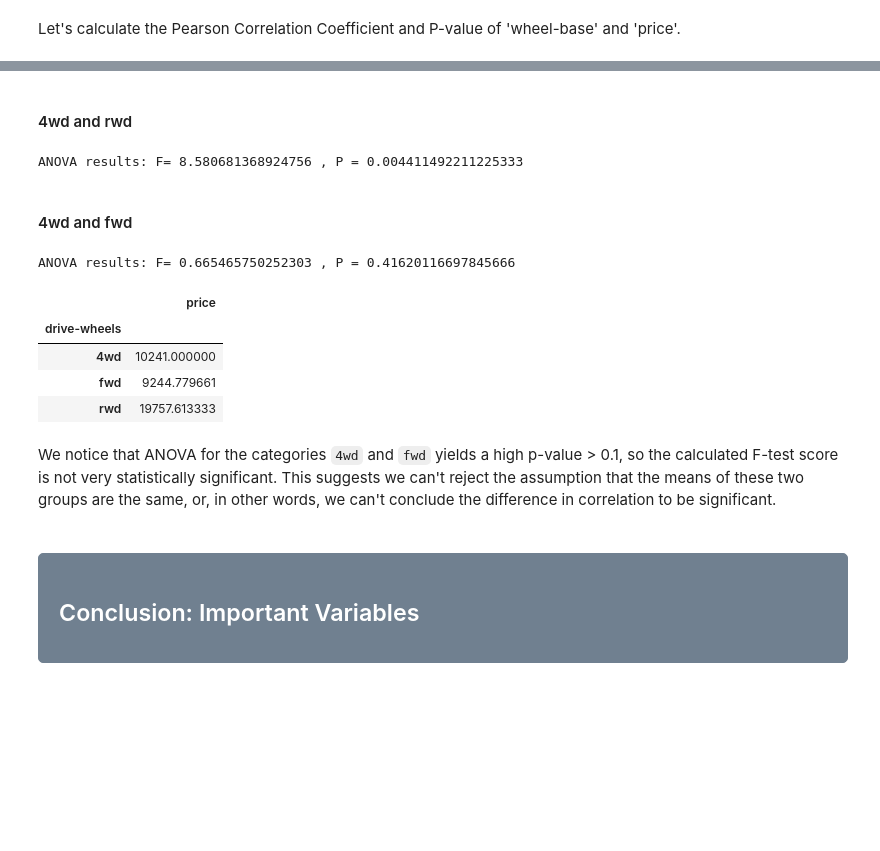
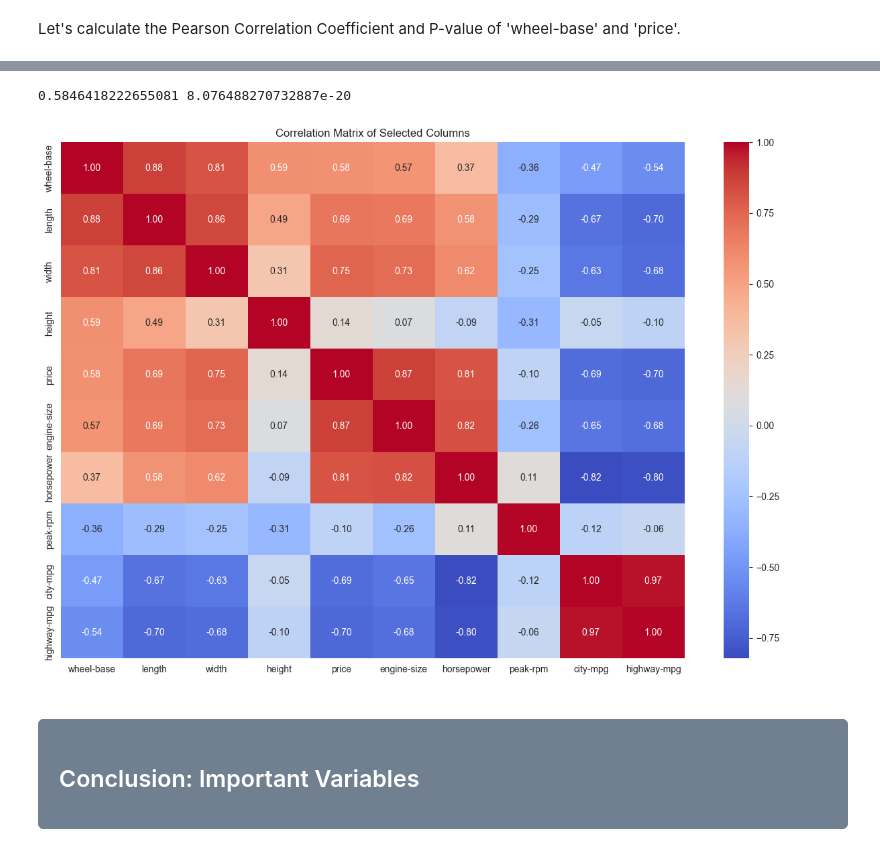
Before and after one commit to rgregs60/Python-Fall-2024-Notebooks, a Jupyter notebook: In Class Demos/Python Demo #3 - Exploratory Data Analysis Abridged.ipynb, the cells around one changed output, grey strips where cells are left out. Cells and saved outputs as stored; diff of their text form; code cells hidden in the pictures; blank space fills up the shorter version.

```diff
--- a/In Class Demos/Python Demo #3 - Exploratory Data Analysis Abridged.ipynb
+++ b/In Class Demos/Python Demo #3 - Exploratory Data Analysis Abridged.ipynb
@@ -2817,32 +2313,27 @@ ANOVA results: F= 130.5533160959111 , P = 2.2355306355677845e-23
-# %% [markdown]
-#### 4wd and rwd
-# %%
-f_val, p_val = stats.f_oneway(
-    grouped_test2.get_group('4wd')['price'],
-    grouped_test2.get_group('rwd')['price'])
-
-print( "ANOVA results: F=", f_val, ", P =", p_val)
-# %% [output]
-ANOVA results: F= 8.580681368924756 , P = 0.004411492211225333
-# %% [markdown]
-<h4>4wd and fwd</h4>
-# %%
-f_val, p_val = stats.f_oneway(
-    grouped_test2.get_group('4wd')['price'],
-    grouped_test2.get_group('fwd')['price'])
-
-print("ANOVA results: F=", f_val, ", P =", p_val)
-
-grouped_test2.mean()
-# %% [output]
-ANOVA results: F= 0.665465750252303 , P = 0.41620116697845666
-|  | price |
-| drive-wheels |  |
-| 4wd | 10241.000000 |
-| fwd | 9244.779661 |
-| rwd | 19757.613333 |
-# %% [markdown]
-We notice that ANOVA for the categories `4wd` and `fwd` yields a high p-value > 0.1, so the calculated F-test score is not very statistically significant. This suggests we can't reject the assumption that the means of these two groups are the same, or, in other words, we can't conclude the difference in correlation to be significant.
+# %%
+# Calculate Pearson correlation coefficient and p-value
+
+pearson_coef, p_value = stats.pearsonr(Car_Data['wheel-base'], Car_Data['price'])
+print(pearson_coef, p_value)
+
+# create a heatmap of the correlation matrix for the columns 'wheel-base', 'length', 'width', 'height', and 'price'
+
+# Select the columns for the correlation matrix
+columns = ['wheel-base', 'length', 'width', 'height', 'price', 'engine-size', 'horsepower', 'peak-rpm', 'city-mpg', 'highway-mpg']
+
+# Create a correlation matrix
+correlation_matrix = Car_Data[columns].corr()
+
+# Create a heatmap of the correlation matrix
+plt.figure(figsize=(15, 10))
+sns.heatmap(correlation_matrix, annot=True, cmap='coolwarm', fmt=".2f")
+plt.title('Correlation Matrix of Selected Columns')
+plt.show()
+
+correlation_matrix.to_excel('correlation_matrix.xlsx')
+# %% [output]
+0.5846418222655081 8.076488270732887e-20
+[figure, added]
 # %% [markdown]
 <div style="background-color: #708090; color: #FFFFFF; padding: 20px; border-radius: 5px; margin-top: 20px; border: 1px solid #708090"
 >
```
Also changed, not shown: parts of 66 cells of this notebook.
